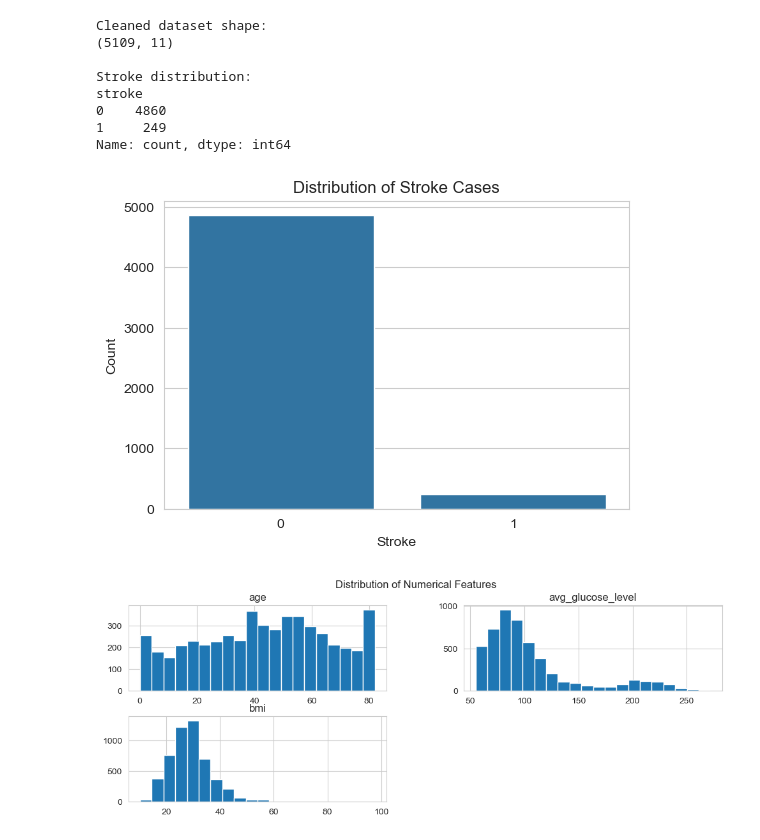
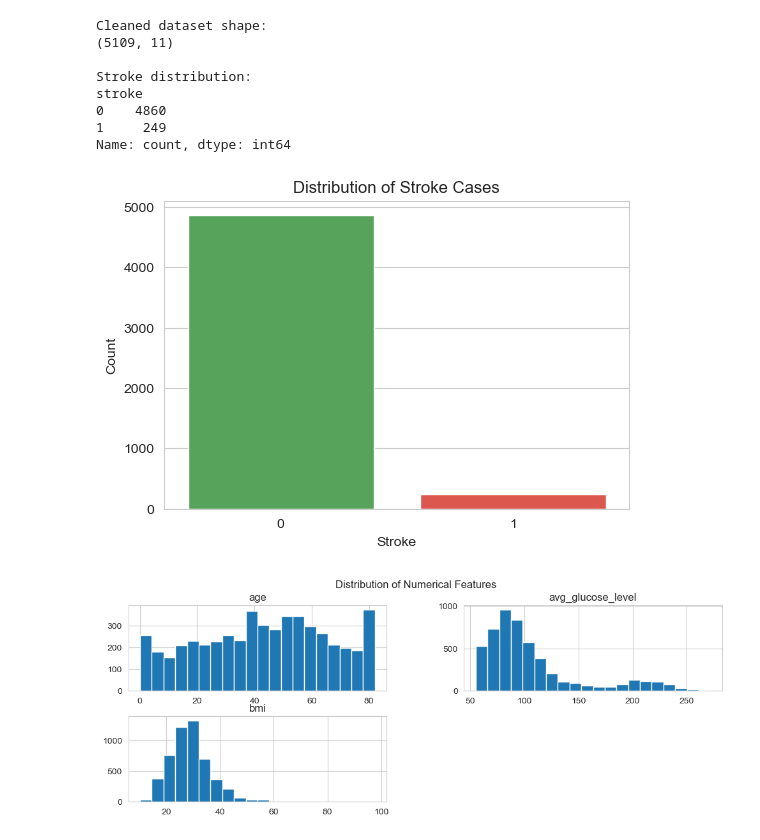
Before and after one commit to JustinDang69/Assesment2-PA, a Jupyter notebook: Untitled.ipynb, the cells around one changed output. Drawn from its saved outputs; the diff is of its cells as text; code cells hidden in the pictures.

```diff
--- a/Untitled.ipynb
+++ b/Untitled.ipynb
@@ -211,13 +211,13 @@ Name: count, dtype: int64
 # %%
 # 8. Stroke distribution plot
 plt.figure(figsize=(6,4))
-sns.countplot(x="stroke", data=df)
+sns.countplot(x="stroke", hue="stroke", data=df, palette=["#4CAF50", "#F44336"], legend=False)
 plt.title("Distribution of Stroke Cases")
 plt.xlabel("Stroke")
 plt.ylabel("Count")
 plt.show()
 # %% [output]
-[figure, old version]
+[figure, new version]
 # %%
 # 9. Numerical feature distributions
 numericalCols = ["age", "avg_glucose_level", "bmi"]
```
Also changed, not shown: parts of 2 cells of this notebook.
